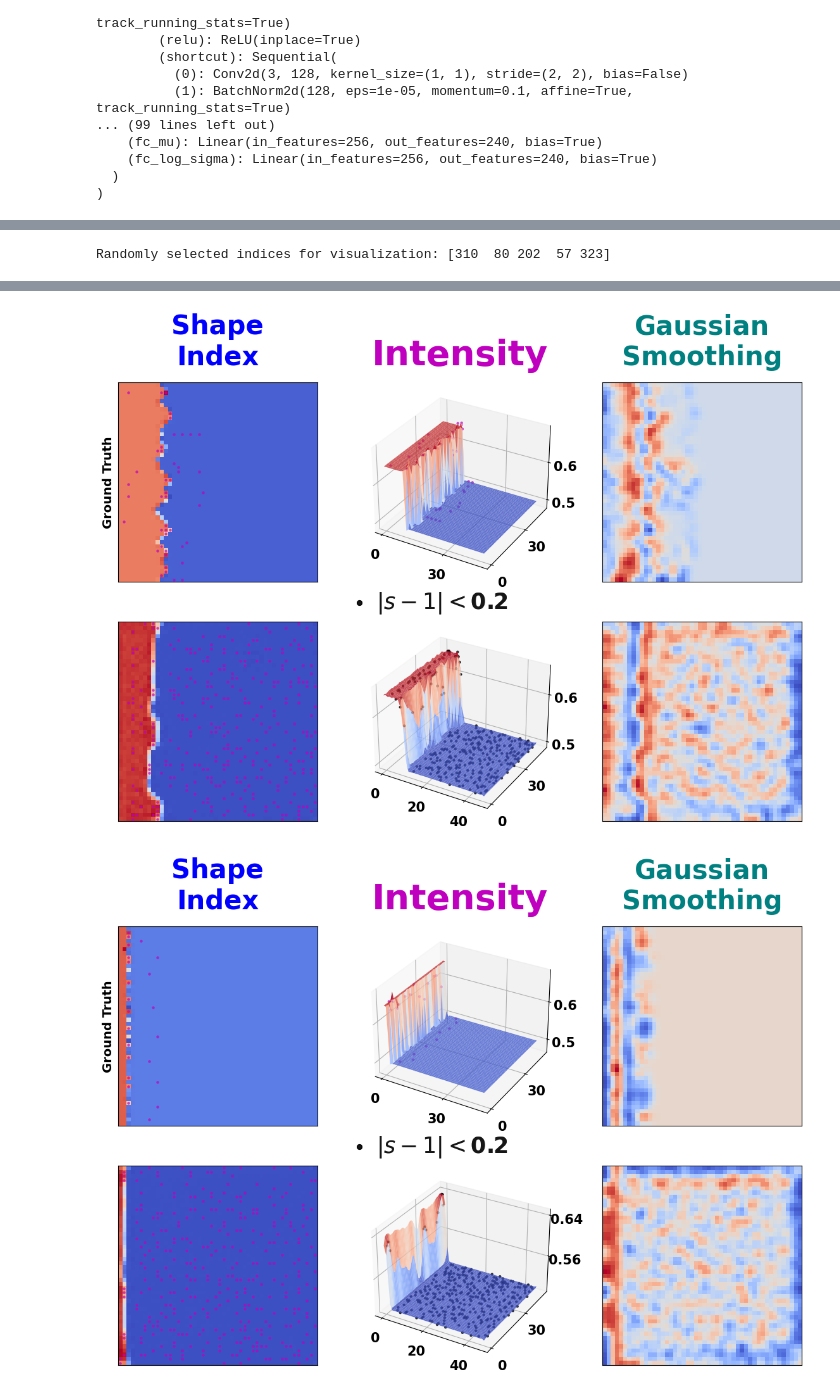
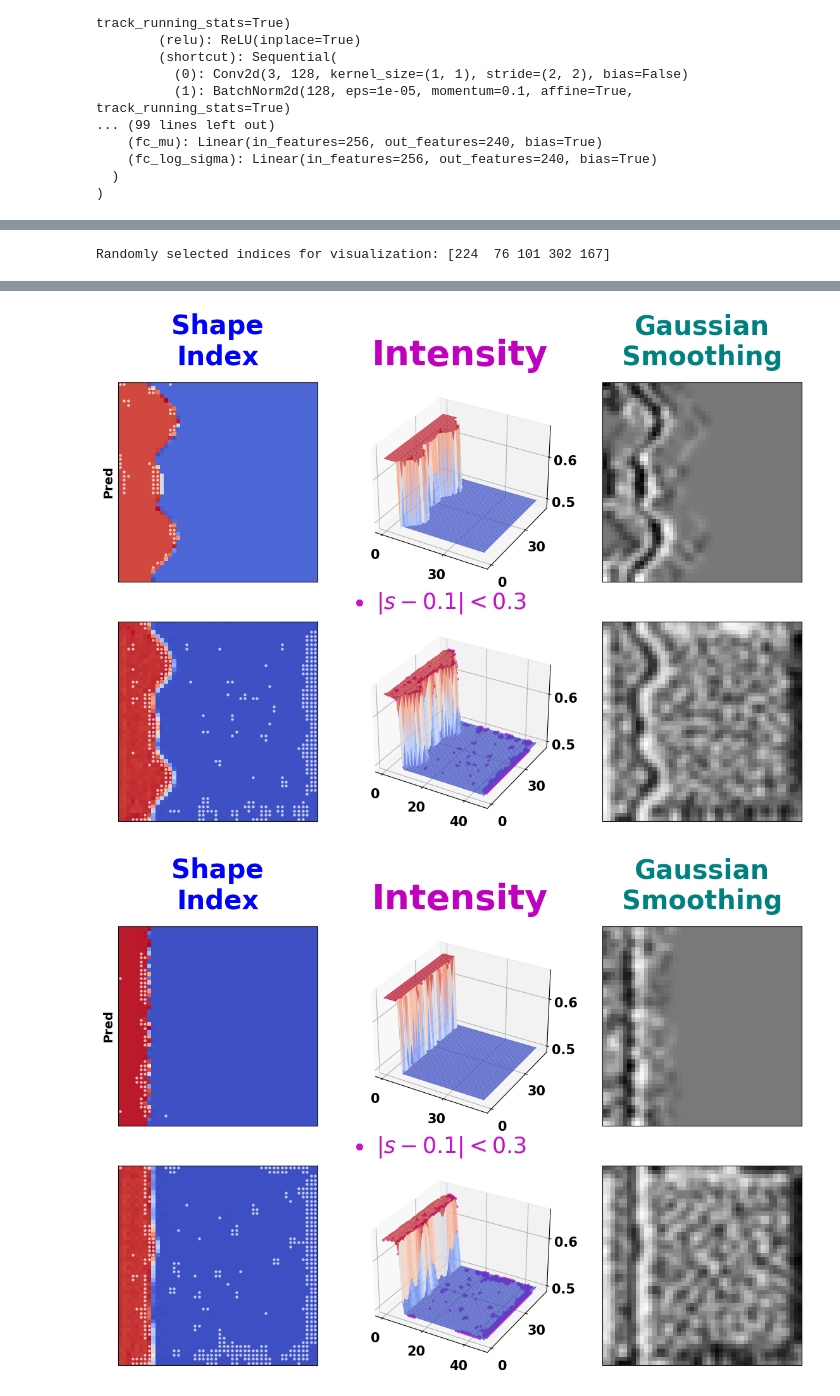
Before and after one commit to anilkunwar/dendrites_pfm_vae, a Jupyter notebook: generative_ai/step3_quantification.ipynb, the cells around one changed output, grey strips where cells are left out. Saved outputs shown, nothing was run; the diff lists cells and outputs as text; code cells hidden in the pictures.

```diff
--- a/generative_ai/step3_quantification.ipynb
+++ b/generative_ai/step3_quantification.ipynb
@@ -21,7 +23,7 @@ device = torch.device('cuda' if torch.cuda.is_available() else 'cpu')
 test_dataset = DendritePFMDataset(
     (3, 48, 48),
     os.path.join("data", "dataset_split.json"),
-    split="test"
+    split="val"
 )
 
 test_dataloader = DataLoader(
@@ -271,11 +273,12 @@ num_vis = 5
 indices_vis = np.random.choice(all_ids, size=num_vis, replace=False)
 print("Randomly selected indices for visualization:", indices_vis)
 # %% [output]
-Randomly selected indices for visualization: [310  80 202  57 323]
+Randomly selected indices for visualization: [224  76 101 302 167]
 # %%
-target = 0.0
-delta = 0.2
+target = 0.1
+delta = 0.3
 sigma = 1.0
+
 
 for s_i, idx in enumerate(indices_vis):
 
@@ -319,40 +322,40 @@ for s_i, idx in enumerate(indices_vis):
 
     ax1 = fig.add_subplot(2, 3, 1)
     ax1.imshow(gt_img, cmap='coolwarm')
-    ax1.scatter(px_gt, py_gt, color='m', **scatter_kw)
-    ax1.scatter(px_gt_s, py_gt_s, color='m', **scatter_kw)
+    # ax1.scatter(px_gt, py_gt, color='m', **scatter_kw)
+    ax1.scatter(px_gt_s, py_gt_s, color='white', **scatter_kw)
     ax1.set_title('Shape\nIndex', color="Blue", fontsize=30, weight='bold', pad=20)
-    ax1.set_ylabel("Ground Truth", fontsize=14, weight='bold')
+    ax1.set_ylabel("GT", fontsize=14, weight='bold')
 
     ax2 = fig.add_subplot(2, 3, 2, projection='3d')
     Xg, Yg = np.meshgrid(np.arange(gt_img.shape[1]), np.arange(gt_img.shape[0]))
     ax2.plot_surface(Xg, Yg, gt_img, cmap='coolwarm', alpha=0.8, linewidth=0)
-    ax2.scatter(px_gt, py_gt, pz_gt, color='m', label=r'$|s - 1|<$%s'%delta, **scatter_kw)
-    ax2.scatter(px_gt_s, py_gt_s, pz_gt_s, color='m', label='$|s\' - 1|<$%s'%delta, **scatter_kw)
+    # ax2.scatter(px_gt, py_gt, pz_gt, color='m', label=r'$|s - 1|<$%s'%delta, **scatter_kw)
+    ax2.scatter(px_gt_s, py_gt_s, pz_gt_s, color='white', label=r'$|s - %g| < %g$' % (target, delta), **scatter_kw)
     ax2.set_title('Intensity', color='m', fontsize=40, weight='bold', pad=20)
 
     ax3 = fig.add_subplot(2, 3, 3)
-    ax3.imshow(s_gt_smooth, cmap='coolwarm')
+    ax3.imshow(s_gt_smooth, cmap=plt.cm.gray)
     ax3.set_title('Gaussian\nSmoothing', color='teal', fontsize=30, weight='bold', pad=20)
 
     ax4 = fig.add_subplot(2, 3, 4)
     ax4.imshow(pd_img, cmap='coolwarm')
-    ax4.scatter(px_pd, py_pd, color='m', label=r'$|s - 1|<$%s'%delta, **scatter_kw)
-    ax4.scatter(px_gt_s, py_gt_s, color='m', label='$|s\' - 1|<$%s'%delta, **scatter_kw)
-
+    # ax4.scatter(px_pd, py_pd, color='m', label=r'$|s - 1|<$%s'%delta, **scatter_kw)
+    ax4.scatter(px_pd_s, py_pd_s, color='white', label=r'$|s - %g| < %g$' % (target, delta), **scatter_kw)
+    ax1.set_ylabel("Pred", fontsize=14, weight='bold')
 
     ax5 = fig.add_subplot(2, 3, 5, projection='3d')
     Xp, Yp = np.meshgrid(np.arange(pd_img.shape[1]), np.arange(pd_img.shape[0]))
     ax5.plot_surface(Xp, Yp, pd_img, cmap='coolwarm', alpha=0.8, linewidth=0)
-    sp5_0 = ax5.scatter(px_pd, py_pd, pz_pd, color='black', s=5, alpha=0.7)
-    ax5.scatter(px_pd_s, py_pd_s, pz_pd_s, color='white', s=5, alpha=0.7)
+    # sp5_0 = ax5.scatter(px_pd, py_pd, pz_pd,  color='m', **scatter_kw)
+    sp5_1 = ax5.scatter(px_pd_s, py_pd_s, pz_pd_s,  color='m', **scatter_kw)
 
-    legend = ax5.legend(loc=(-0.05,0.99), prop={'weight':'bold', 'size':'25'}, markerscale=2.5, handlelength=0, handles=[sp5_0], labels=[r'$|s - 1|<$%s'%delta],  labelcolor='linecolor', frameon=False)
-    # legend5_2 = ax5.legend(loc=(0,0.95), prop={'weight':'bold', 'size':'15'}, markerscale=3, handlelength=0, handles=[sp5_1], labels=['$|s\' - 1|<$%s'%delta],  labelcolor='linecolor', frameon=False)
+    legend = ax5.legend(loc=(-0.05,0.99), prop={'weight':'bold', 'size':'25'}, markerscale=2.5, handlelength=0, handles=[sp5_1], labels=[r'$|s - %g| < %g$' % (target, delta)],  labelcolor='linecolor', frameon=False)
+    # legend5_2 = ax5.legend(loc=(0,0.95), prop={'weight':'bold', 'size':'15'}, markerscale=3, handlelength=0, handles=[sp5_1], labels=[r'$|s - %g| < %g$' % (target, delta)],  labelcolor='linecolor', frameon=False)
     ax5.add_artist(legend)
 
     ax6 = fig.add_subplot(2, 3, 6)
-    ax6.imshow(s_pd_smooth, cmap='coolwarm')
+    ax6.imshow(s_pd_smooth, cmap=plt.cm.gray)
 
     ax2.xaxis.set_major_locator(plt.MaxNLocator(2))
     ax2.yaxis.set_major_locator(plt.MaxNLocator(2))
@@ -383,2 +386,2 @@ for s_i, idx in enumerate(indices_vis):
-[figure, old version]
+[figure, new version]
-[figure, old version]
+[figure, new version]
```
Also changed, not shown: parts of 8 cells of this notebook, 3 other files.
